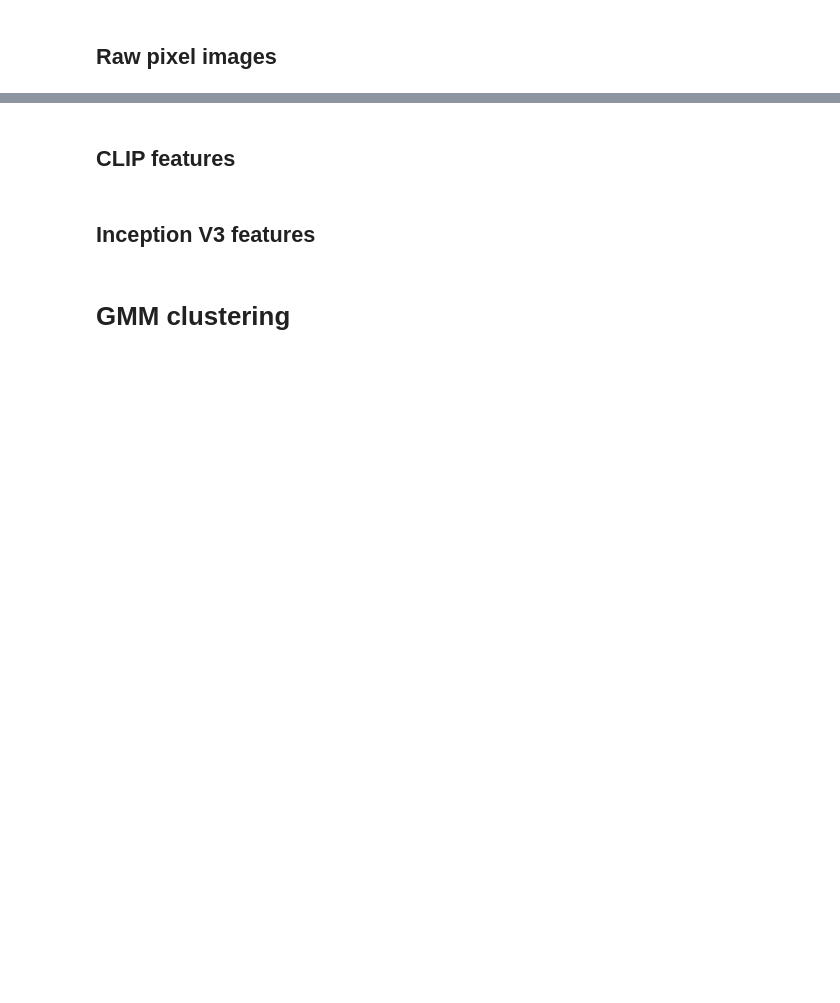
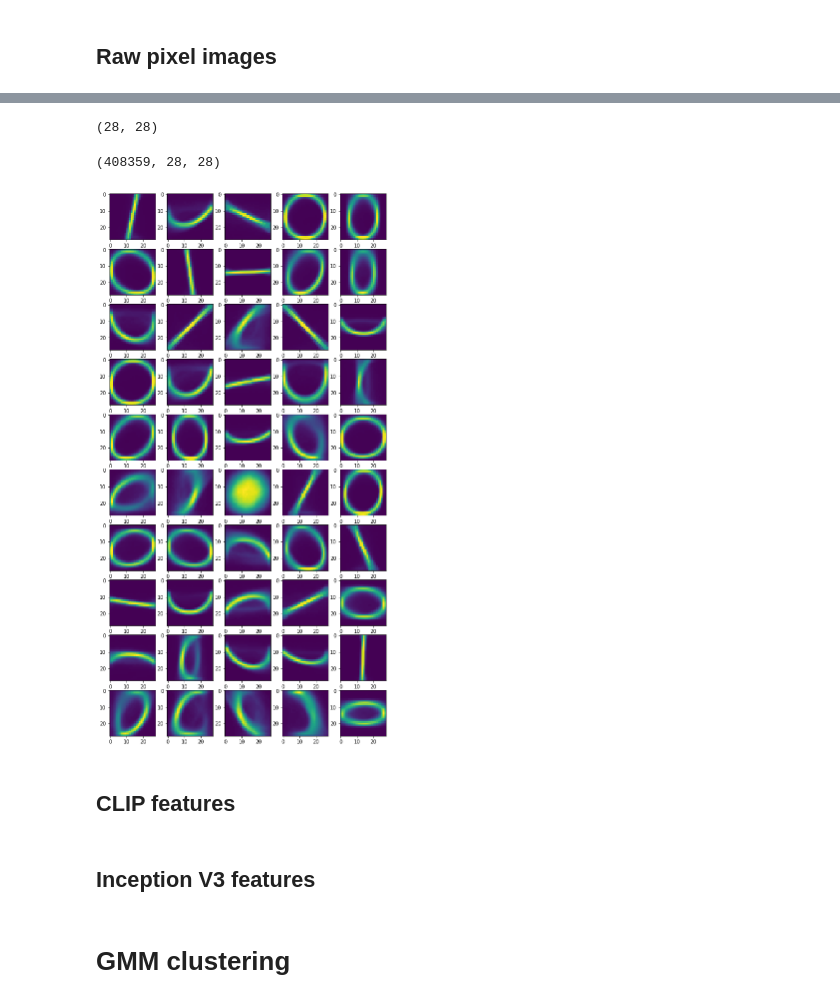
Before and after one commit to ErinZhang1998/sketch_collection, a Jupyter notebook: stroke_clustering.ipynb, the cells around one changed output, grey strips where cells are left out. Drawn from its saved outputs; the diff is of its cells as text; code cells hidden in the pictures; blank space fills up the shorter version.

```diff
--- a/stroke_clustering.ipynb
+++ b/stroke_clustering.ipynb
@@ -210,0 +188,4 @@ rd.render_img(
+# %%
+all_stroke_img[0].shape
+# %% [output]
+(28, 28)
@@ -210,0 +194,21 @@ rd.render_img(
+# %%
+all_stroke_img_arr = np.load('/raid/xiaoyuz1/raw_pixel_image.npz', allow_pickle=True,encoding='latin1')['data']
+print(all_stroke_img_arr.shape)
+
+N = len(all_stroke_img_arr)
+# %% [output]
+(408359, 28, 28)
+# %%
+train_data = all_stroke_img_arr
+train_data = np.reshape(train_data, (N, 784))
+train_data_binary = np.where(train_data > 254, 0, 1)
+# %%
+from sklearn.cluster import KMeans
+
+k = 50
+kmeans = KMeans(n_clusters=k).fit(train_data_binary).cluster_centers_
+# %%
+reload(visualize)
+visualize.plot_means(kmeans)
+# %% [output]
+[figure, added]
```
Also changed, not shown: parts of 16 cells of this notebook, 4 other files.
